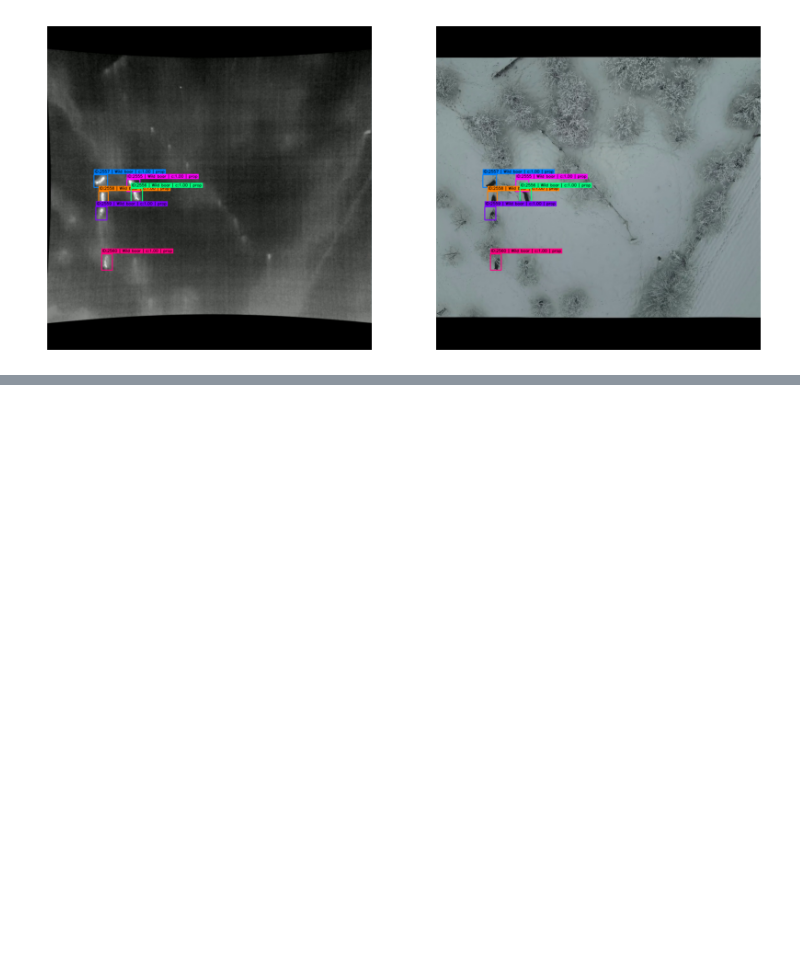
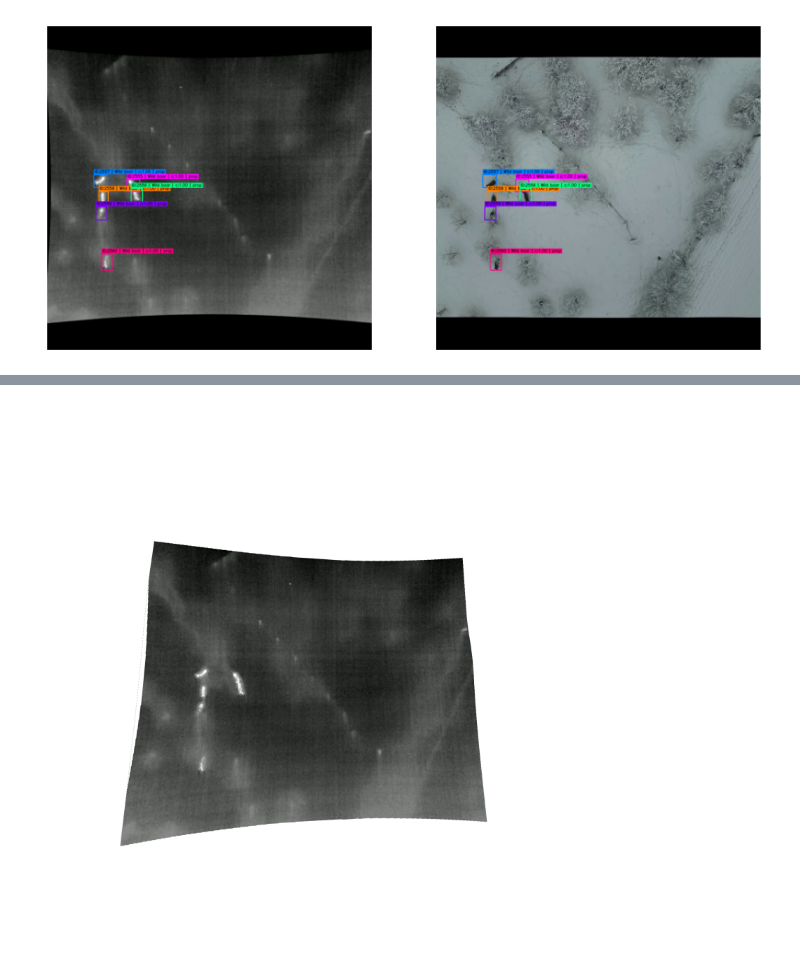
Before and after one commit to bambi-eco/Dataset, a Jupyter notebook: introduction.ipynb, the cells around one changed output, grey strips where cells are left out. Saved outputs shown, nothing was run; the diff lists cells and outputs as text; code cells hidden in the pictures; blank space fills up the shorter version.

Commit message:
Adding example on projecting images and creating ALFS to tutorial

```diff
--- a/introduction.ipynb
+++ b/introduction.ipynb
@@ -110,0 +377,5 @@ plt.show()
+# %%
+from PIL import Image
+Image.open("146_ortho/146_00002120_projected.png")
+# %% [output]
+[figure, added]
```
Also changed, not shown: parts of 15 cells of this notebook.
